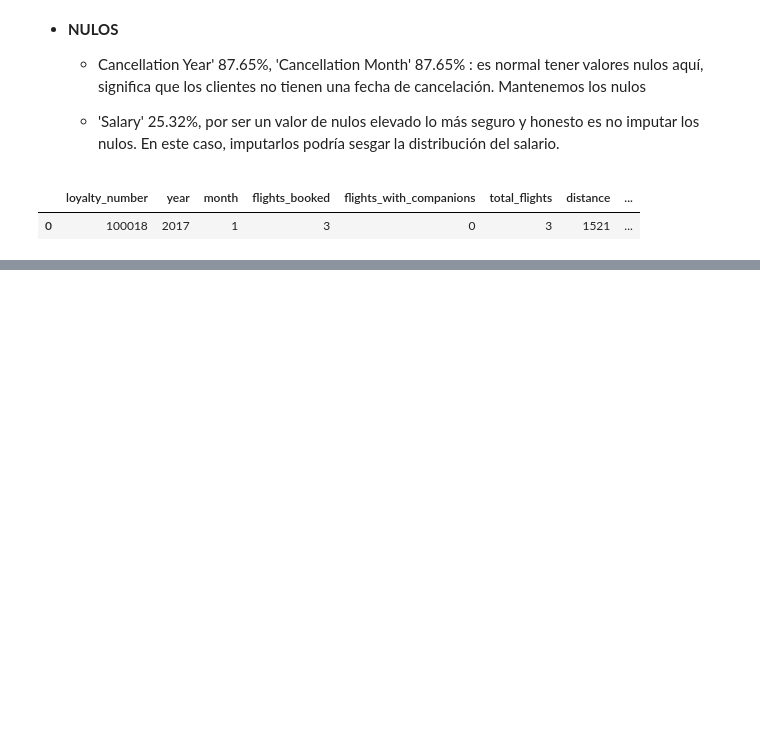
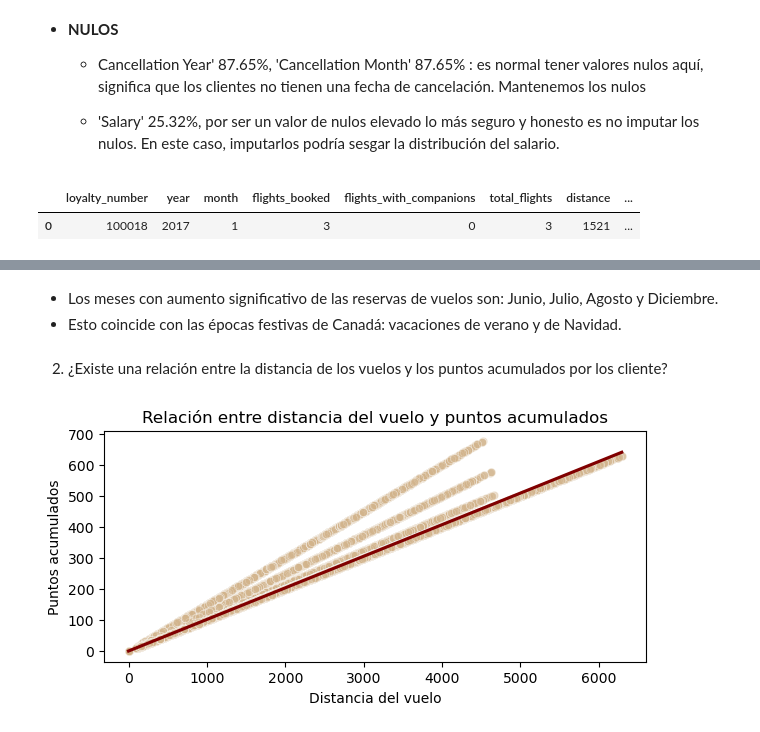
Before and after one commit to Adalab/bda-modulo-3-evaluacion-final-ariana-caldeira, a Jupyter notebook: EF_modulo_3_DA_Ariana.ipynb, the cells around one changed output, grey strips where cells are left out. Drawn from its saved outputs; the diff is of its cells as text; code cells hidden in the pictures; blank space fills up the shorter version.

```diff
--- a/EF_modulo_3_DA_Ariana.ipynb
+++ b/EF_modulo_3_DA_Ariana.ipynb
@@ -499,0 +519,19 @@ df_merged.head(1)
+# %% [markdown]
+- Los meses con aumento significativo de las reservas de vuelos son: Junio, Julio, Agosto y Diciembre.
+- Esto coincide con las épocas festivas de Canadá: vacaciones de verano y de Navidad.
+# %% [markdown]
+2. ¿Existe una relación entre la distancia de los vuelos y los puntos acumulados por los cliente?
+# %%
+# 'distance' y 'points_accumulated' que son 2 variables numéricas
+# Scatterpllot para visualizar si existe correlación
+# Regplot para dibujar una línea de tendencia sobre el scatterplot y ayudar validar visualmente si hay correlación
+
+plt.figure(figsize=(7,3))
+sns.scatterplot(data=df_merged, x='distance', y='points_accumulated', alpha=0.5, color='tan')
+sns.regplot(data=df_merged, x='distance', y='points_accumulated', scatter=False, color='maroon')
+plt.title('Relación entre distancia del vuelo y puntos acumulados')
+plt.xlabel('Distancia del vuelo')
+plt.ylabel('Puntos acumulados')
+plt.show()
+# %% [output]
+[figure, added]
```
Also changed, not shown: parts of 16 cells of this notebook, 1 other file.
